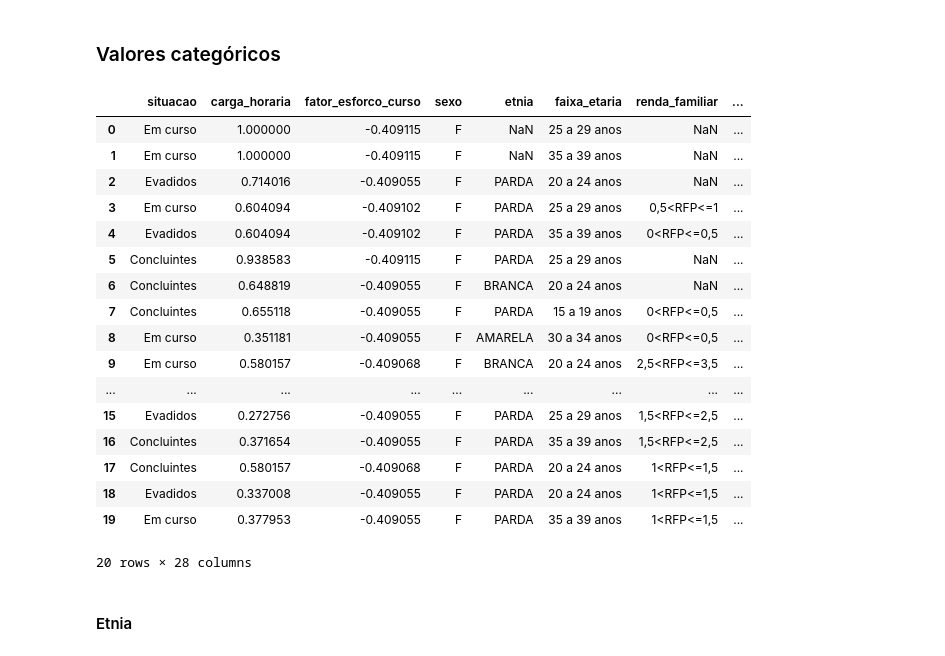
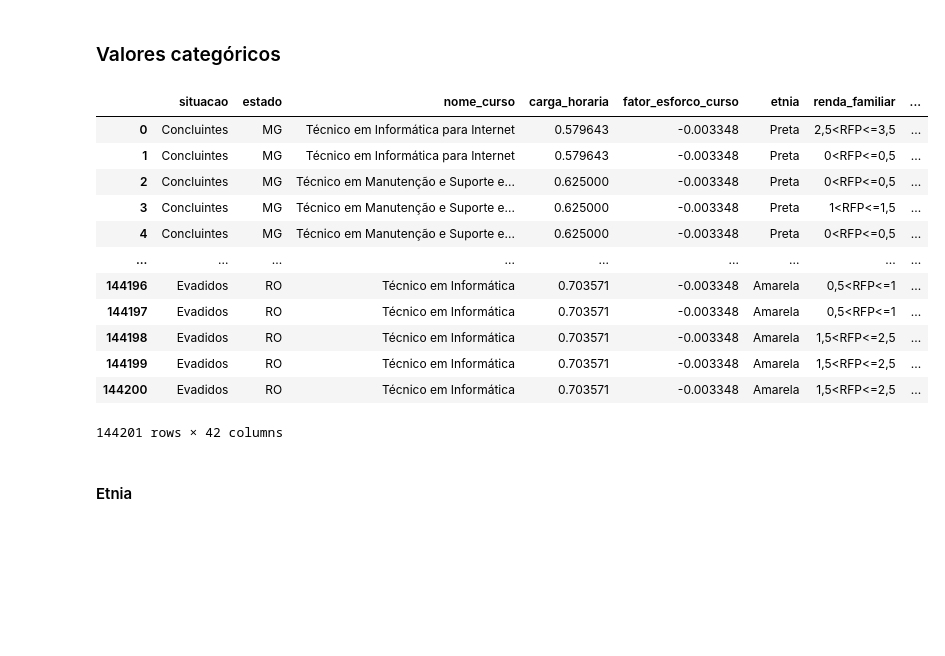
Before and after one commit to profdaniellegms/evasao-ept, a Jupyter notebook: notebooks/nb3_transforming.ipynb, the cells around one changed output. Drawn from its saved outputs; the diff is of its cells as text; code cells hidden in the pictures; blank space fills up the shorter version.

```diff
--- a/notebooks/nb3_transforming.ipynb
+++ b/notebooks/nb3_transforming.ipynb
@@ -44,3 +41,0 @@ encoded = []
-# %%
-df = ano_2020.iloc[:20]
-df
@@ -136,27 +97,22 @@ See the caveats in the documentation: https://pandas.pydata.org/pandas-docs/stab
 # %% [markdown]
 ### Valores categóricos
 # %%
-df_dummies = pd.get_dummies(df, columns=['regiao', 'estado', 'subeixo_tec', 'nome_curso', 'modalidade', 'turno', 'tipo_curso'])
+df_dummies = pd.get_dummies(df, columns=[  'regiao', 'subeixo_tec', 'modalidade', 'turno', 'sexo', 'faixa_etaria', 'tipo_curso'])
 df_dummies
 # %% [output]
-|  | situacao | carga_horaria | fator_esforco_curso | sexo | etnia | faixa_etaria | renda_familiar | ... |
-| 0 | Em curso | 1.000000 | -0.409115 | F | NaN | 25 a 29 anos | NaN | ... |
-| 1 | Em curso | 1.000000 | -0.409115 | F | NaN | 35 a 39 anos | NaN | ... |
-| 2 | Evadidos | 0.714016 | -0.409055 | F | PARDA | 20 a 24 anos | NaN | ... |
-| 3 | Em curso | 0.604094 | -0.409102 | F | PARDA | 25 a 29 anos | 0,5<RFP<=1 | ... |
-| 4 | Evadidos | 0.604094 | -0.409102 | F | PARDA | 35 a 39 anos | 0<RFP<=0,5 | ... |
-| 5 | Concluintes | 0.938583 | -0.409115 | F | PARDA | 25 a 29 anos | NaN | ... |
-| 6 | Concluintes | 0.648819 | -0.409055 | F | BRANCA | 20 a 24 anos | NaN | ... |
-| 7 | Concluintes | 0.655118 | -0.409055 | F | PARDA | 15 a 19 anos | 0<RFP<=0,5 | ... |
-| 8 | Em curso | 0.351181 | -0.409055 | F | AMARELA | 30 a 34 anos | 0<RFP<=0,5 | ... |
-| 9 | Em curso | 0.580157 | -0.409068 | F | BRANCA | 20 a 24 anos | 2,5<RFP<=3,5 | ... |
+|  | situacao | estado | nome_curso | carga_horaria | fator_esforco_curso | etnia | renda_familiar | ... |
+| 0 | Concluintes | MG | Técnico em Informática para Internet | 0.579643 | -0.003348 | Preta | 2,5<RFP<=3,5 | ... |
+| 1 | Concluintes | MG | Técnico em Informática para Internet | 0.579643 | -0.003348 | Preta | 0<RFP<=0,5 | ... |
+| 2 | Concluintes | MG | Técnico em Manutenção e Suporte e... | 0.625000 | -0.003348 | Preta | 0<RFP<=0,5 | ... |
+| 3 | Concluintes | MG | Técnico em Manutenção e Suporte e... | 0.625000 | -0.003348 | Preta | 1<RFP<=1,5 | ... |
+| 4 | Concluintes | MG | Técnico em Manutenção e Suporte e... | 0.625000 | -0.003348 | Preta | 0<RFP<=0,5 | ... |
 | ... | ... | ... | ... | ... | ... | ... | ... | ... |
-| 15 | Evadidos | 0.272756 | -0.409055 | F | PARDA | 25 a 29 anos | 1,5<RFP<=2,5 | ... |
-| 16 | Concluintes | 0.371654 | -0.409055 | F | PARDA | 35 a 39 anos | 1,5<RFP<=2,5 | ... |
-| 17 | Concluintes | 0.580157 | -0.409068 | F | PARDA | 20 a 24 anos | 1<RFP<=1,5 | ... |
-| 18 | Evadidos | 0.337008 | -0.409055 | F | PARDA | 20 a 24 anos | 1<RFP<=1,5 | ... |
-| 19 | Em curso | 0.377953 | -0.409055 | F | PARDA | 35 a 39 anos | 1<RFP<=1,5 | ... |
+| 144196 | Evadidos | RO | Técnico em Informática | 0.703571 | -0.003348 | Amarela | 0,5<RFP<=1 | ... |
+| 144197 | Evadidos | RO | Técnico em Informática | 0.703571 | -0.003348 | Amarela | 0,5<RFP<=1 | ... |
+| 144198 | Evadidos | RO | Técnico em Informática | 0.703571 | -0.003348 | Amarela | 1,5<RFP<=2,5 | ... |
+| 144199 | Evadidos | RO | Técnico em Informática | 0.703571 | -0.003348 | Amarela | 1,5<RFP<=2,5 | ... |
+| 144200 | Evadidos | RO | Técnico em Informática | 0.703571 | -0.003348 | Amarela | 1,5<RFP<=2,5 | ... |
-20 rows × 28 columns
+144201 rows × 42 columns
 # %% [markdown]
 #### Etnia
 # %%
```
Also changed, not shown: parts of 64 cells of this notebook.
